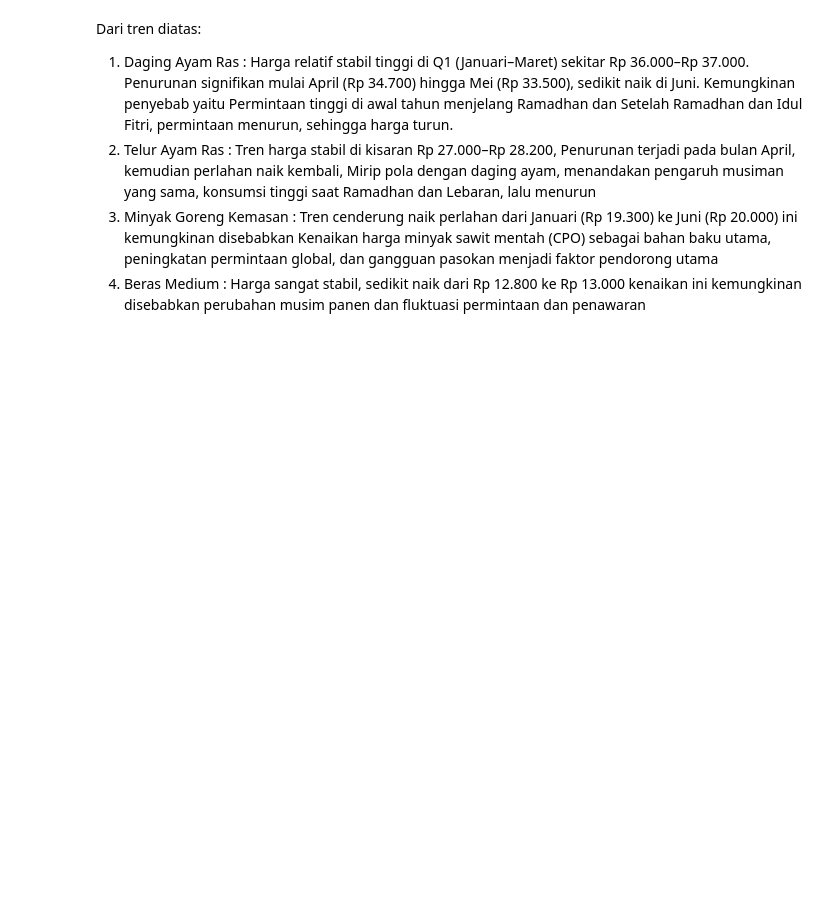
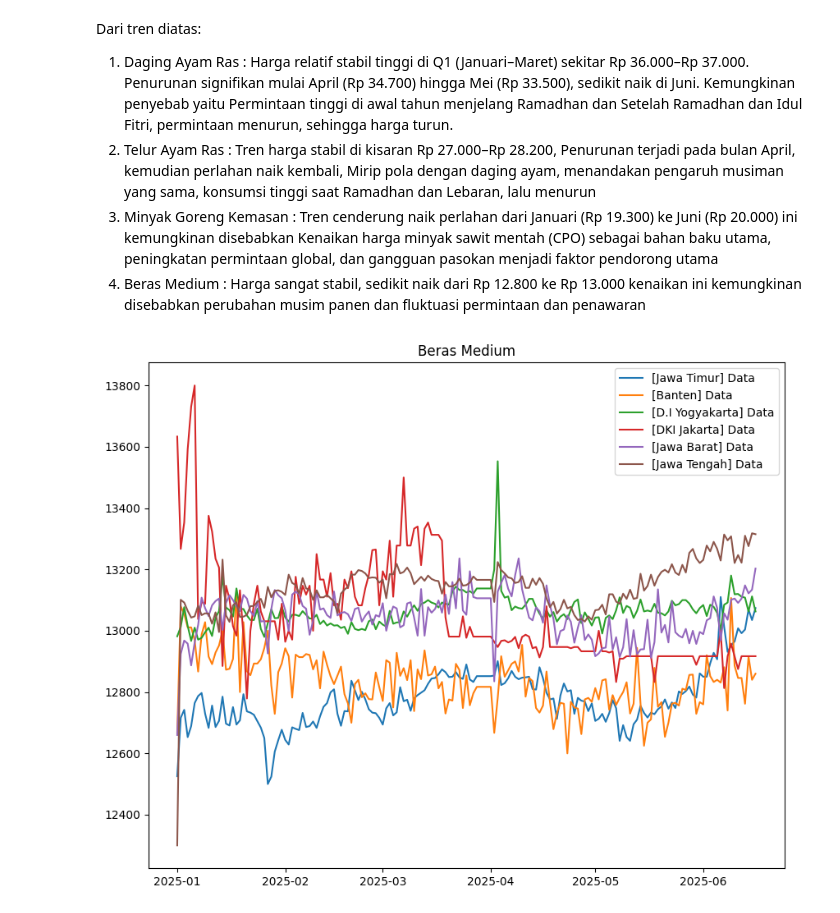
Before and after one commit to FTDS-assignment-bay/p2-final-project-ftds-042-rmt-group-001, a Jupyter notebook: Exploratory_Data_Analys.ipynb, the cells around one changed output. Drawn from its saved outputs; the diff is of its cells as text; code cells hidden in the pictures; blank space fills up the shorter version.

```diff
--- a/Exploratory_Data_Analys.ipynb
+++ b/Exploratory_Data_Analys.ipynb
@@ -213,3 +212,27 @@ Dari tren diatas:
 2. Telur Ayam Ras : Tren harga stabil di kisaran Rp 27.000–Rp 28.200, Penurunan terjadi pada bulan April, kemudian perlahan naik kembali, Mirip pola dengan daging ayam, menandakan pengaruh musiman yang sama, konsumsi tinggi saat Ramadhan dan Lebaran, lalu menurun
 3. Minyak Goreng Kemasan : Tren cenderung naik perlahan dari Januari (Rp 19.300) ke Juni (Rp 20.000) ini kemungkinan disebabkan Kenaikan harga minyak sawit mentah (CPO) sebagai bahan baku utama, peningkatan permintaan global, dan gangguan pasokan menjadi faktor pendorong utama
 4. Beras Medium : Harga sangat stabil, sedikit naik dari Rp 12.800 ke Rp 13.000 kenaikan ini kemungkinan disebabkan perubahan musim panen dan fluktuasi permintaan dan penawaran
+# %%
+df_clean_1 = data.copy()
+df_clean_1['date'] = pd.to_datetime(df_clean_1['date'])
+df_clean_1 = df_clean_1.set_index('date').sort_index()
+df_group_by_cols = ['komoditas', 'provinsi']
+df_clean_2 = df_clean_1.groupby(by=df_group_by_cols)
+col_target = 'harga'
+df_clean_3 = df_clean_2[[col_target]]
+df_clean_groups = df_clean_3
+
+def plot_komoditas(komoditas):
+    plt.figure(figsize=(10,8))
+    for provinsi in data['provinsi'].unique():
+        g = (komoditas, provinsi)
+        df_group = df_clean_groups.get_group(g)
+
+        plt.plot(df_group[df_group.index.year == 2025].index, df_group[df_group.index.year == 2025], label=f'[{provinsi}] Data')
+        plt.legend(loc='best')
+    plt.title(f"{komoditas}")
+    plt.show()
+# %%
+plot_komoditas('Beras Medium')
+# %% [output]
+[figure, added]
```
Also changed, not shown: parts of 8 cells of this notebook.
